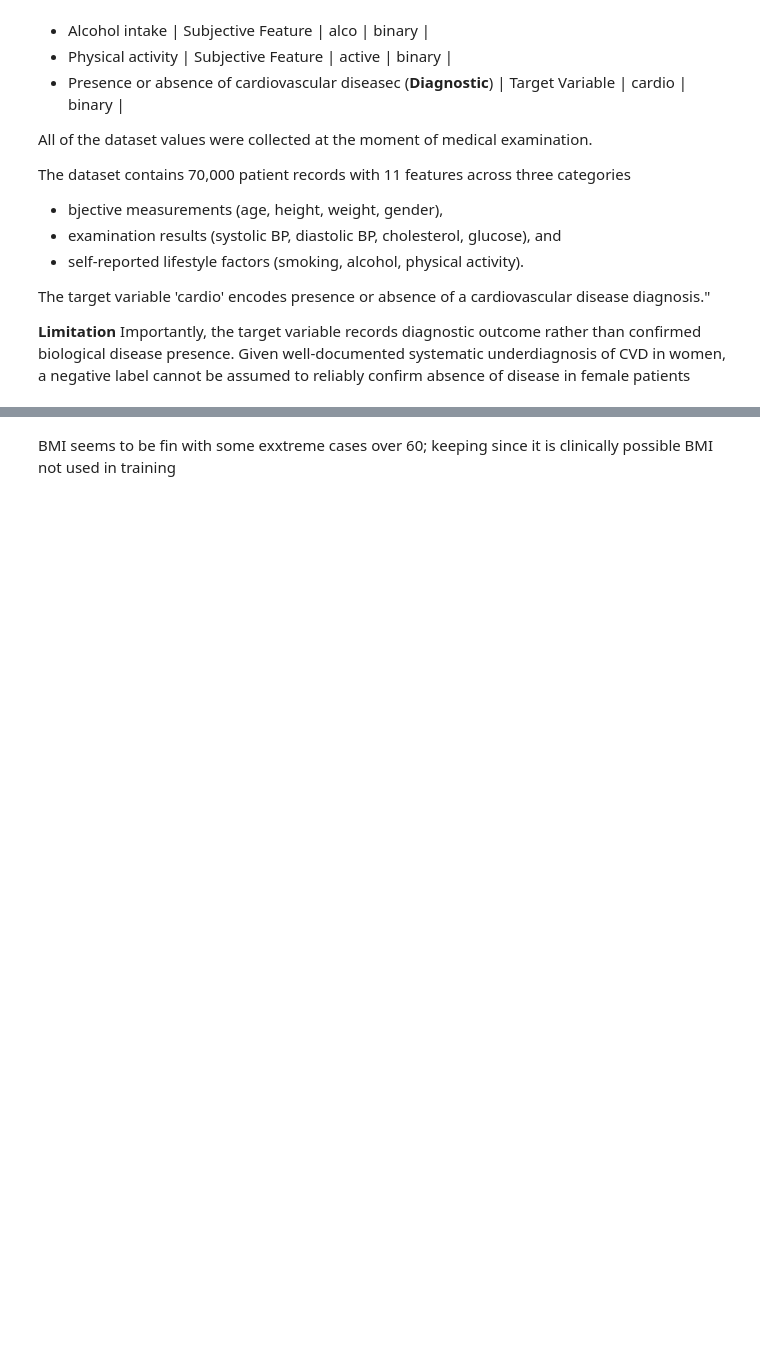
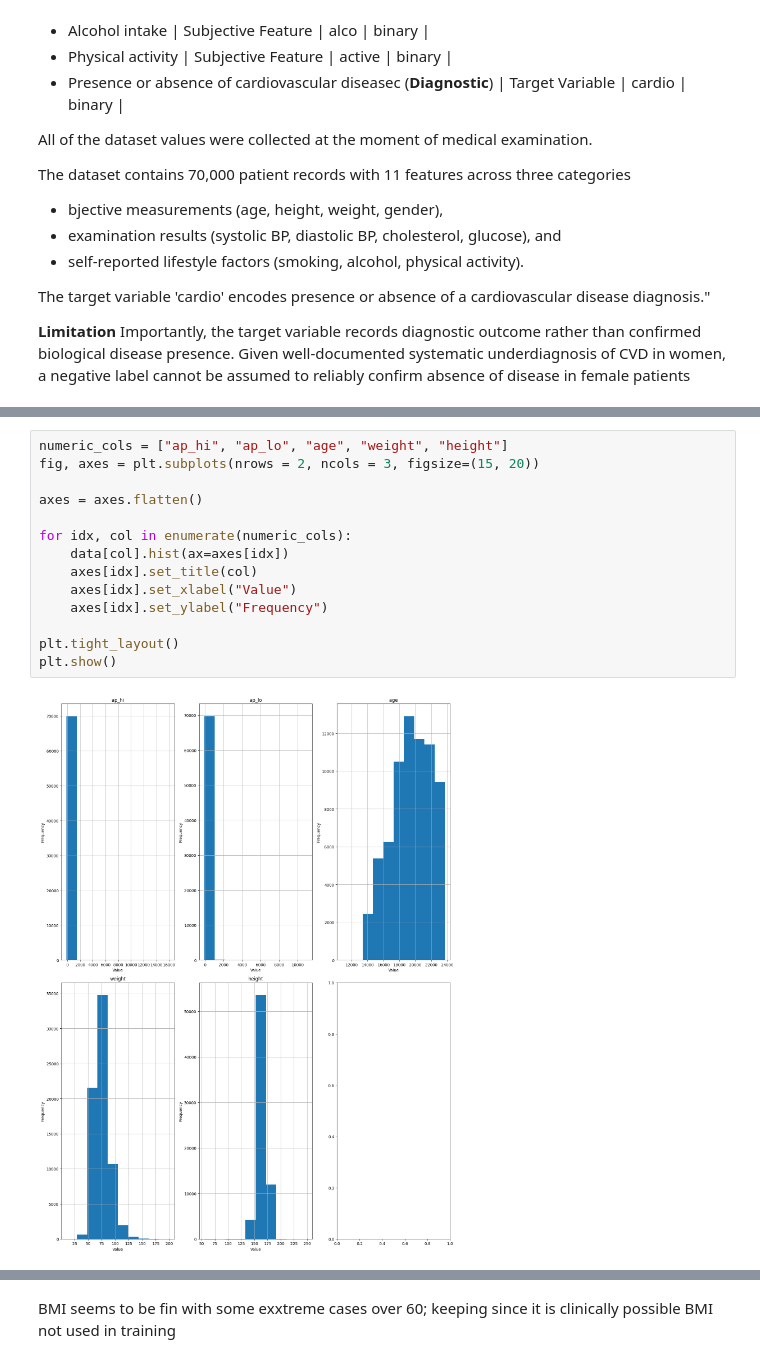
Before and after one commit to Kavisha612/Dissertation_ExplainableAI, a Jupyter notebook: cardio_train_data_preprocessing.ipynb, the cells around one changed output, grey strips where cells are left out. Saved outputs shown, nothing was run; the diff lists cells and outputs as text; blank space fills up the shorter version.

```diff
--- a/cardio_train_data_preprocessing.ipynb
+++ b/cardio_train_data_preprocessing.ipynb
@@ -120,3 +177,19 @@ plt.show()
+# %%
+numeric_cols = ["ap_hi", "ap_lo", "age", "weight", "height"]
+fig, axes = plt.subplots(nrows = 2, ncols = 3, figsize=(15, 20))
+
+axes = axes.flatten()
+
+for idx, col in enumerate(numeric_cols):
+    data[col].hist(ax=axes[idx])
+    axes[idx].set_title(col)
+    axes[idx].set_xlabel("Value")
+    axes[idx].set_ylabel("Frequency")
+
+plt.tight_layout()
+plt.show()
+# %% [output]
+[figure, added]
 # %%
 
 # Define outlier thresholds and filter
```
Also changed, not shown: parts of 12 cells of this notebook.
